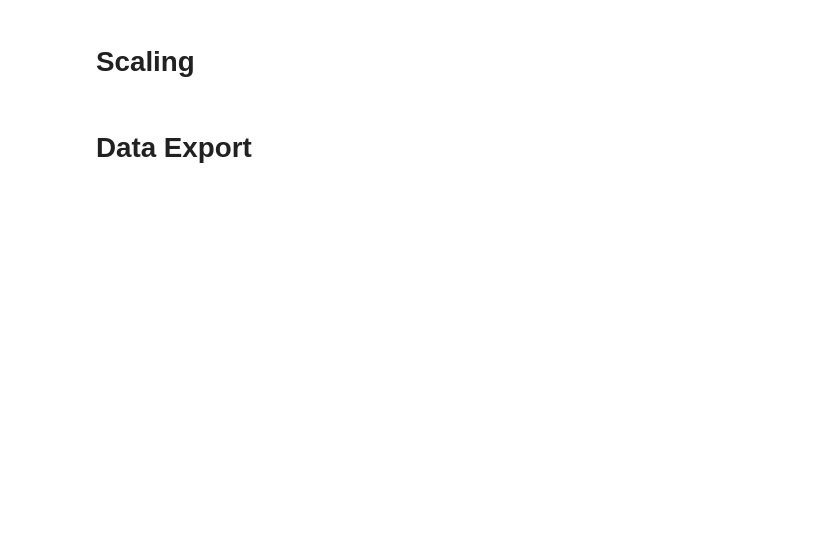
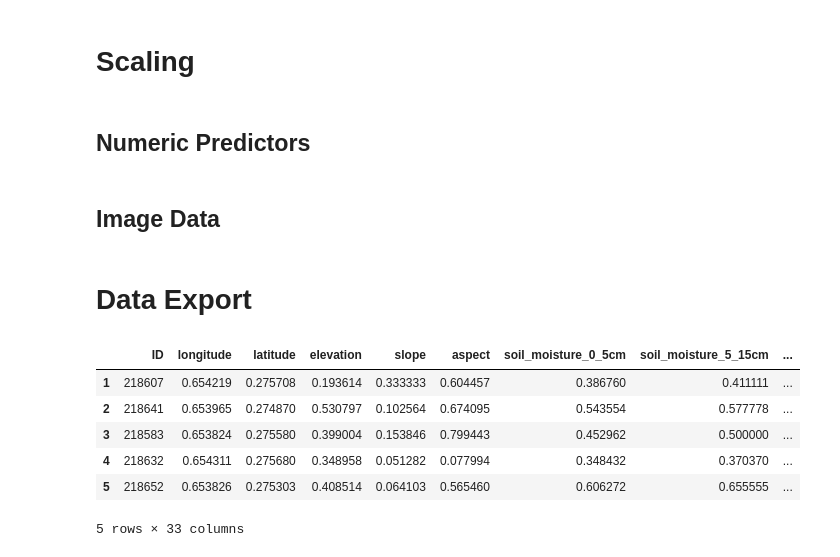
Before and after one commit to awilliams101111/dst-group-work, a Jupyter notebook: GlobalGeoTree/DPP-AW.ipynb, the cells around one changed output. Drawn from its saved outputs; the diff is of its cells as text; code cells hidden in the pictures; blank space fills up the shorter version.

Commit message:
image data imputation and scaling

```diff
--- a/GlobalGeoTree/DPP-AW.ipynb
+++ b/GlobalGeoTree/DPP-AW.ipynb
@@ -262,0 +356,15 @@ Total rows dropped after imputation: 24647
+# %%
+def mean_impute(t):
+    if isinstance(t, torch.Tensor) and t.is_floating_point():
+        nan_mean = t.nanmean(axis=0)
+        #print(nan_mean.shape)
+        t_filled = t.clone()
+        nan_mask = torch.isnan(t)
+        t_filled[nan_mask] = nan_mean.expand_as(t)[nan_mask]
+        return t_filled
+    return t
+
+df['imgDataImputed'] = df['imgData'].apply(mean_impute)
+# %%
+df['img_nan_prop_afterImpute'] = df['imgDataImputed'].apply(nanProp)
+df['img_nan_prop_afterImpute'].describe()
@@ -265,4 +390,44 @@ Total rows dropped after imputation: 24647
 # %% [markdown]
 # Scaling
+# %% [markdown]
+## Numeric Predictors
+# %%
+# Scale all numeric columns to [0, 1]
+scaler = MinMaxScaler()
+df[numericCols] = scaler.fit_transform(df[numericCols])
+# %% [markdown]
+## Image Data
+# %%
+# flatten imgDataImputed and find min/max across all data
+allImgDataImputed = torch.stack(list(df['imgDataImputed'].values), dim=0)
+allImgDataFlatImputed = allImgDataImputed.view(-1, allImgDataImputed.shape[2])
+
+imgMins = allImgDataFlatImputed.min(dim=0).values
+imgMaxs = allImgDataFlatImputed.max(dim=0).values
+
+# Scale each tensor to [0, 1] using per-band min/max with vectorized operations
+def scale_tensor(t, mins, maxs):
+    """Scale tensor to [0, 1] using per-band min/max values with vectorized operations"""
+    ranges = maxs - mins
+    # Avoid division by zero by setting zero ranges to 1
+    ranges = torch.where(ranges > 0, ranges, torch.ones_like(ranges))
+    return (t - mins) / ranges
+
+df['imgDataScaled'] = df['imgDataImputed'].apply(lambda t: scale_tensor(t, imgMins, imgMaxs))
 # %% [markdown]
 # Data Export
+# %%
+df.sort_values('ID')
+
+
+colsToDrop = ['imgData', 'imgDataImputed', 'img_nan_prop', 'img_nan_band', 'img_nan_prop_afterImpute']
+df = df.drop(columns=colsToDrop)
+df.head()
+# %% [output]
+|  | ID | longitude | latitude | elevation | slope | aspect | soil_moisture_0_5cm | soil_moisture_5_15cm | ... |
+| 1 | 218607 | 0.654219 | 0.275708 | 0.193614 | 0.333333 | 0.604457 | 0.386760 | 0.411111 | ... |
+| 2 | 218641 | 0.653965 | 0.274870 | 0.530797 | 0.102564 | 0.674095 | 0.543554 | 0.577778 | ... |
+| 3 | 218583 | 0.653824 | 0.275580 | 0.399004 | 0.153846 | 0.799443 | 0.452962 | 0.500000 | ... |
+| 4 | 218632 | 0.654311 | 0.275680 | 0.348958 | 0.051282 | 0.077994 | 0.348432 | 0.370370 | ... |
+| 5 | 218652 | 0.653826 | 0.275303 | 0.408514 | 0.064103 | 0.565460 | 0.606272 | 0.655555 | ... |
+5 rows × 33 columns
```
Also changed, not shown: parts of 15 cells of this notebook.
